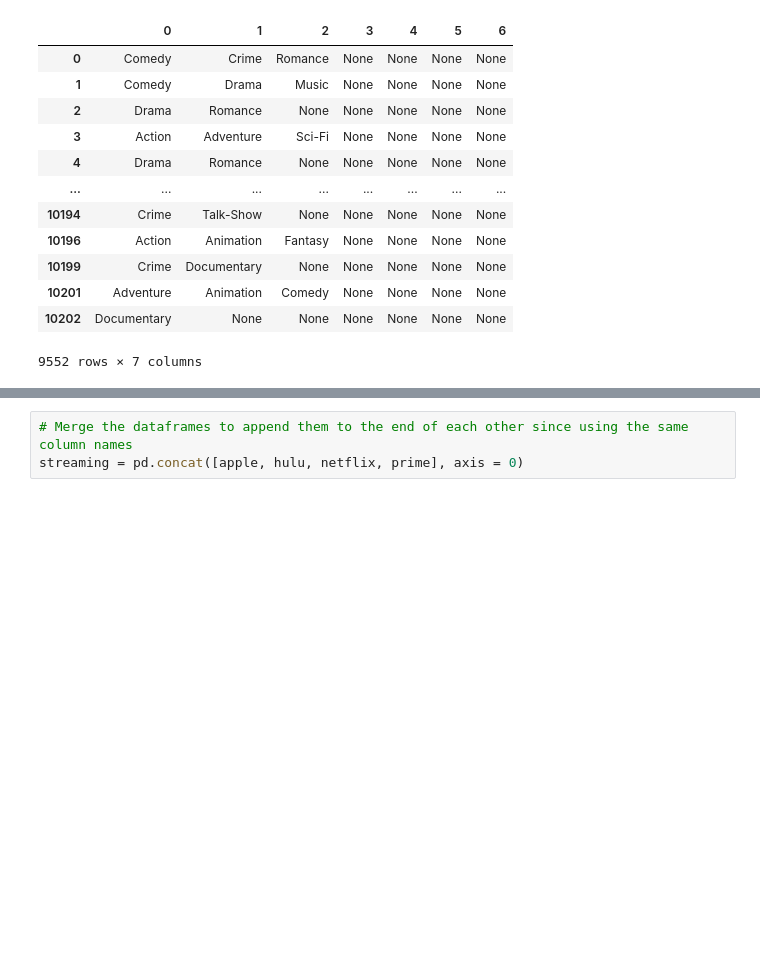
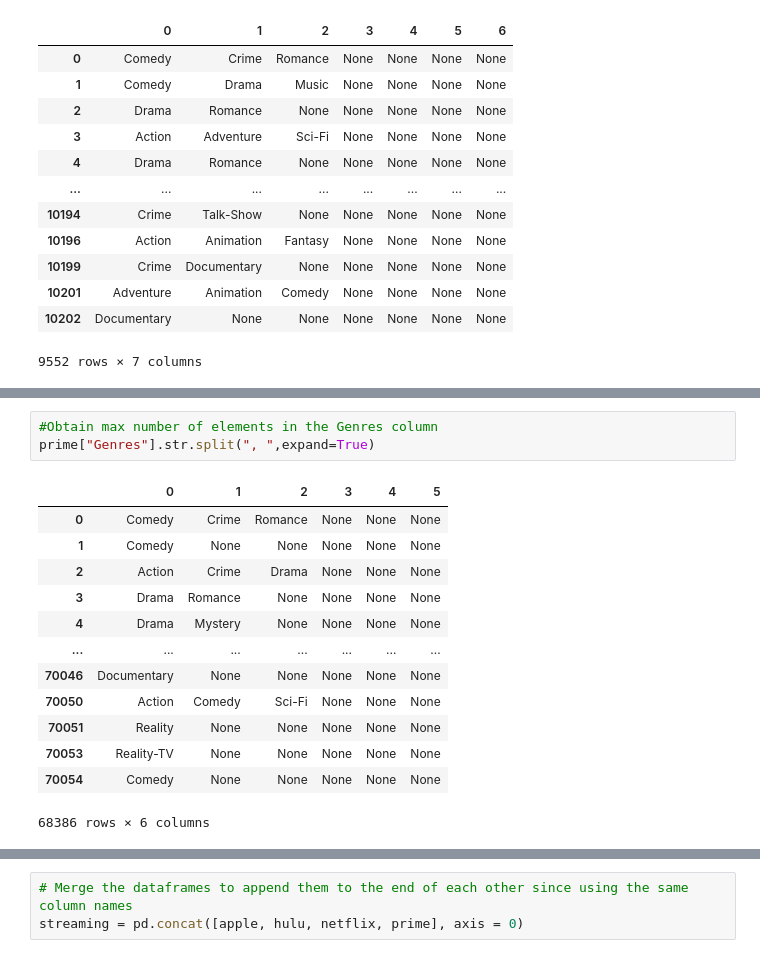
Before and after one commit to rkynhoff/Streaming_Service_Comparisons, a Jupyter notebook: STRM_SERV_COMP_V1.ipynb, the cells around one changed output, grey strips where cells are left out. Drawn from its saved outputs; the diff is of its cells as text; blank space fills up the shorter version.

```diff
--- a/STRM_SERV_COMP_V1.ipynb
+++ b/STRM_SERV_COMP_V1.ipynb
@@ -363,0 +491,17 @@ prime.tail(2)
+# %%
+#Obtain max number of elements in the Genres column
+prime["Genres"].str.split(", ",expand=True)
+# %% [output]
+|  | 0 | 1 | 2 | 3 | 4 | 5 |
+| 0 | Comedy | Crime | Romance | None | None | None |
+| 1 | Comedy | None | None | None | None | None |
+| 2 | Action | Crime | Drama | None | None | None |
+| 3 | Drama | Romance | None | None | None | None |
+| 4 | Drama | Mystery | None | None | None | None |
+| ... | ... | ... | ... | ... | ... | ... |
+| 70046 | Documentary | None | None | None | None | None |
+| 70050 | Action | Comedy | Sci-Fi | None | None | None |
+| 70051 | Reality | None | None | None | None | None |
+| 70053 | Reality-TV | None | None | None | None | None |
+| 70054 | Comedy | None | None | None | None | None |
+68386 rows × 6 columns
```
Also changed, not shown: parts of 18 cells of this notebook.
